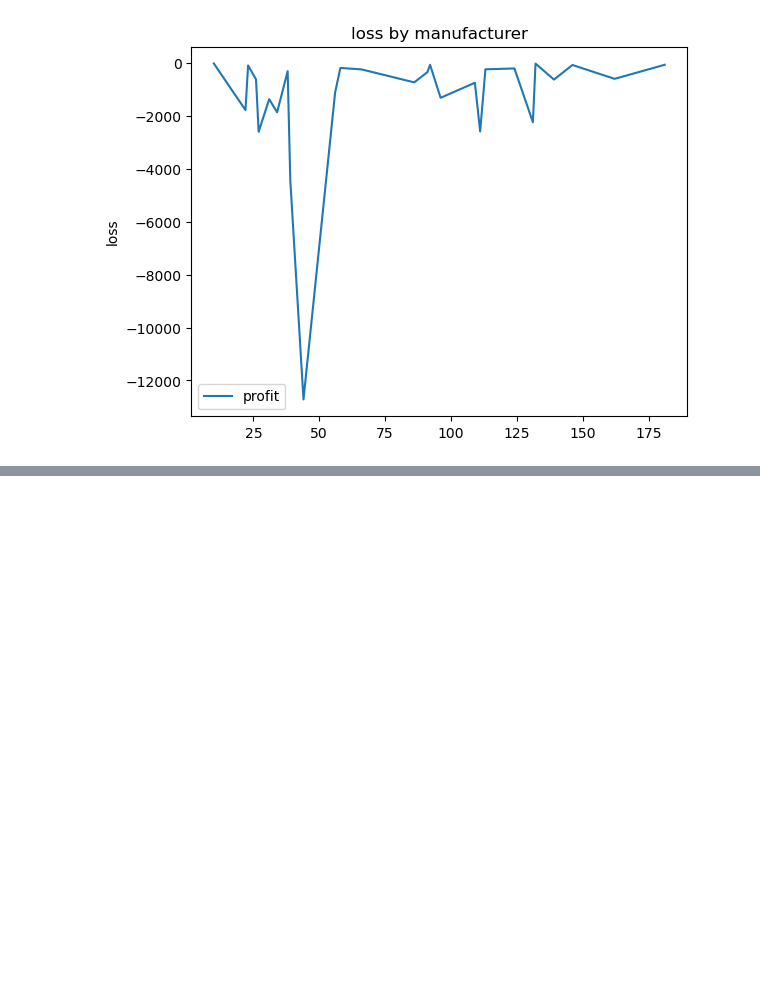
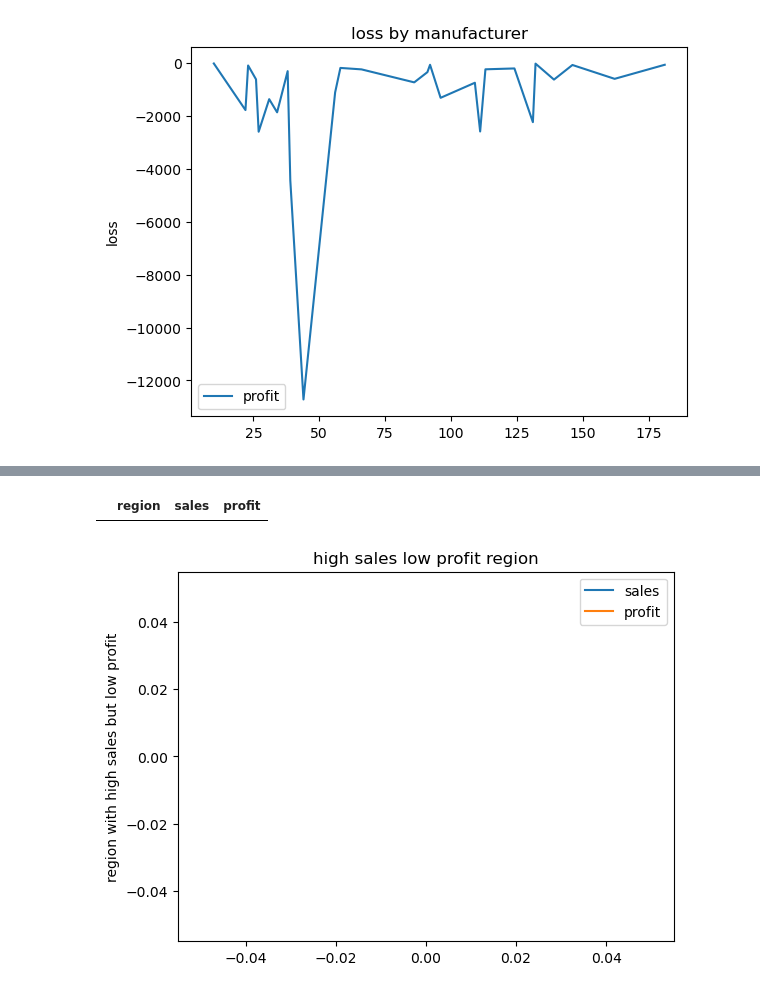
Before and after one commit to kitsune79/sales-trend-analysis, a Jupyter notebook: sales_trend_analysis.ipynb, the cells around one changed output, grey strips where cells are left out. Cells and saved outputs as stored; diff of their text form; code cells hidden in the pictures; blank space fills up the shorter version.

```diff
--- a/sales_trend_analysis.ipynb
+++ b/sales_trend_analysis.ipynb
@@ -323,0 +374,24 @@ plt.show()
+# %%
+region_sales_profit = (
+    df.groupby("region")[["sales", "profit"]]
+      .sum()
+      .reset_index()
+)
+
+median_sales = region_sales_profit["sales"].median()
+median_profit = region_sales_profit["profit"].median()
+
+high_sales_low_profit = region_sales_profit[
+    (region_sales_profit["sales"] > avg_sales) &
+    (region_sales_profit["profit"] < 0)
+]
+
+high_sales_low_profit
+# %% [output]
+|  | region | sales | profit |
+# %%
+high_sales_low_profit.plot(title="high sales low profit region")
+plt.ylabel("region with high sales but low profit")
+plt.show()
+# %% [output]
+[figure, added]
```
Also changed, not shown: parts of 6 cells of this notebook.
